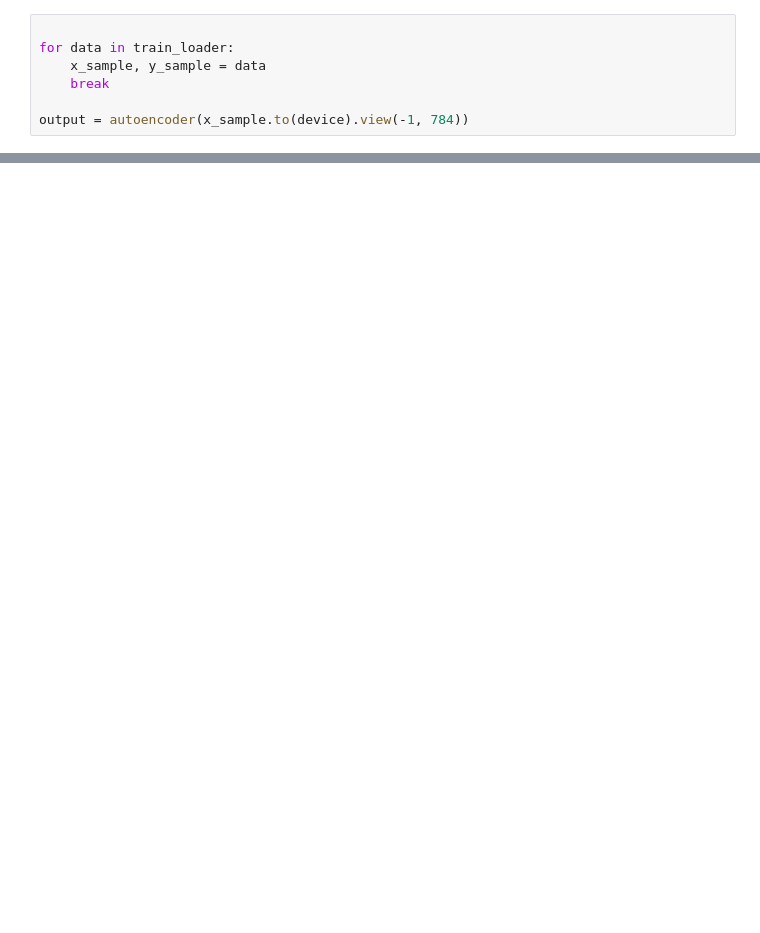
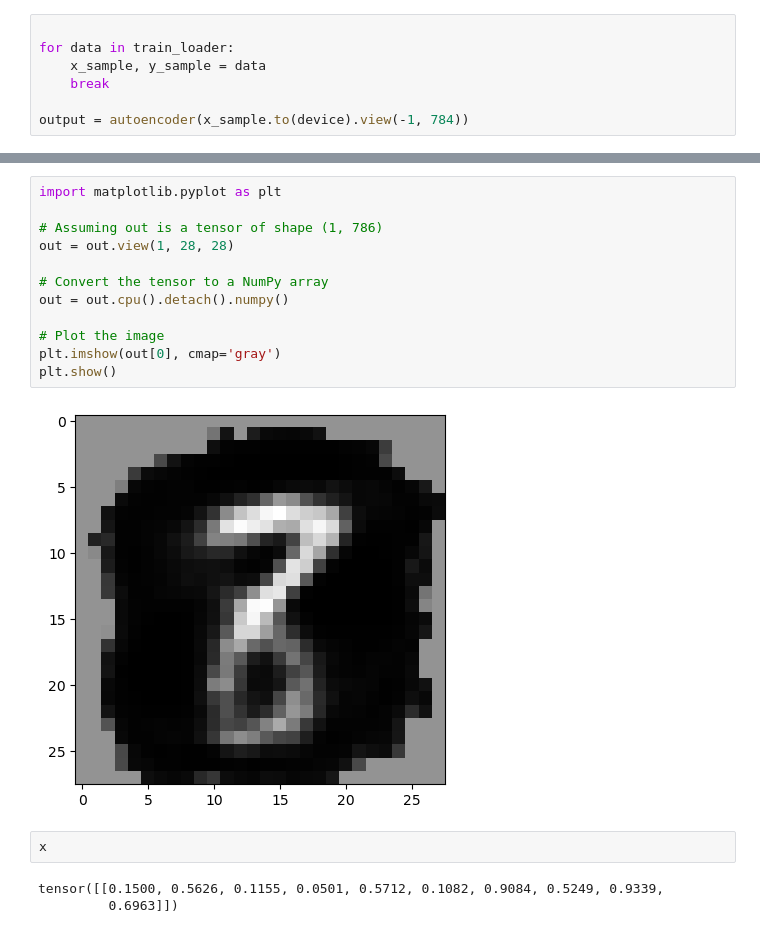
Before and after one commit to Vicproph/DL-HW1, a Jupyter notebook: Ali/Q3S2.ipynb, the cells around one changed output, grey strips where cells are left out. Cells and saved outputs as stored; diff of their text form; blank space fills up the shorter version.

```diff
--- a/Ali/Q3S2.ipynb
+++ b/Ali/Q3S2.ipynb
@@ -252,0 +271,19 @@ imshow(torchvision.utils.make_grid(output.cpu()), title="Reconstructed Images")
+# %%
+import matplotlib.pyplot as plt
+
+# Assuming out is a tensor of shape (1, 786)
+out = out.view(1, 28, 28)
+
+# Convert the tensor to a NumPy array
+out = out.cpu().detach().numpy()
+
+# Plot the image
+plt.imshow(out[0], cmap='gray')
+plt.show()
+# %% [output]
+[figure, added]
+# %%
+x
+# %% [output]
+tensor([[0.1500, 0.5626, 0.1155, 0.0501, 0.5712, 0.1082, 0.9084, 0.5249, 0.9339,
+         0.6963]])
```
Also changed, not shown: parts of 9 cells of this notebook, 1 other file.
